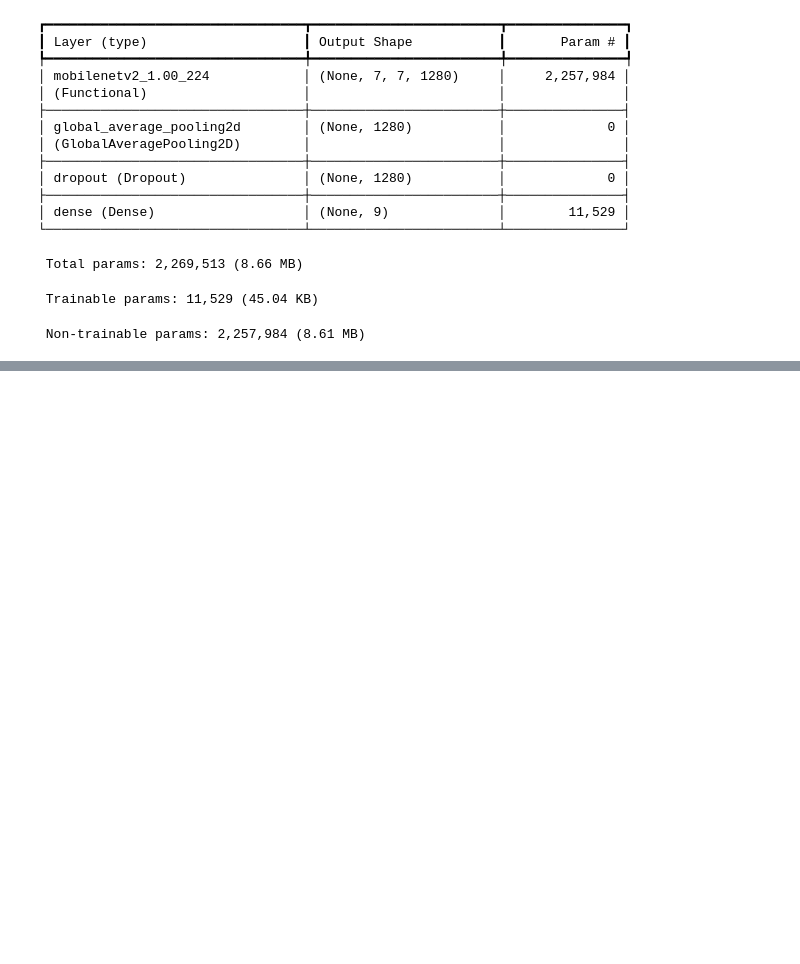
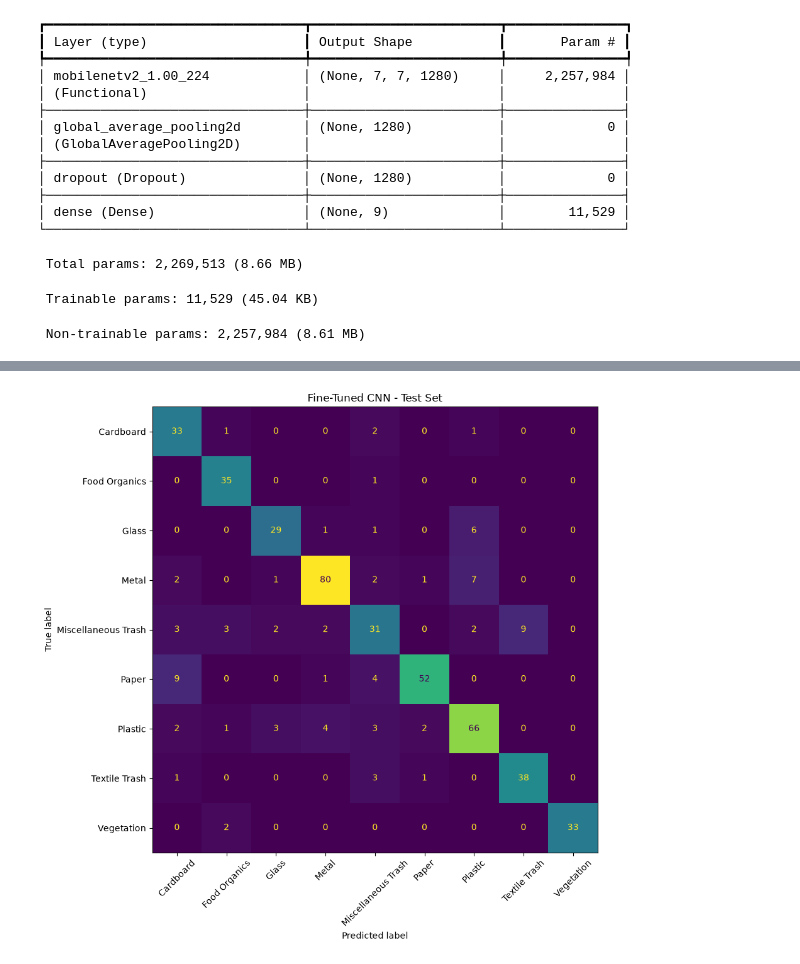
Before and after one commit to ngunjirikevin/ecosort-waste-management, a Jupyter notebook: waste_management.ipynb, the cells around one changed output, grey strips where cells are left out. Saved outputs shown, nothing was run; the diff lists cells and outputs as text; code cells hidden in the pictures; blank space fills up the shorter version.

```diff
--- a/waste_management.ipynb
+++ b/waste_management.ipynb
@@ -1238,0 +1434,69 @@ Model: "sequential"
+# %%
+# CORRECTED EVALUATION HELPER
+# Collect each batch's predictions and true labels together.
+
+def evaluate_cnn(model, dataset, class_names, title="CNN Evaluation"):
+    all_true = []
+    all_pred = []
+
+    # Collect predictions and labels in the same iteration.
+    for images, labels in dataset:
+        probabilities = model(images, training=False).numpy()
+
+        all_true.extend(np.argmax(labels.numpy(), axis=1))
+        all_pred.extend(np.argmax(probabilities, axis=1))
+
+    y_true = np.array(all_true)
+    y_pred = np.array(all_pred)
+
+    accuracy = accuracy_score(y_true, y_pred)
+    print(f"{title} accuracy: {accuracy:.4f} ({accuracy:.2%})")
+
+    print("\nClassification report:")
+    print(classification_report(
+        y_true,
+        y_pred,
+        labels=list(range(len(class_names))),
+        target_names=class_names,
+        zero_division=0
+    ))
+
+    cm = confusion_matrix(
+        y_true,
+        y_pred,
+        labels=list(range(len(class_names)))
+    )
+
+    display = ConfusionMatrixDisplay(
+        confusion_matrix=cm,
+        display_labels=class_names
+    )
+
+    fig, ax = plt.subplots(figsize=(11, 9))
+    display.plot(
+        ax=ax,
+        xticks_rotation=45,
+        values_format="d",
+        colorbar=False
+    )
+    plt.title(title)
+    plt.tight_layout()
+    plt.show()
+
+    return {
+        "accuracy": accuracy,
+        "y_true": y_true,
+        "y_pred": y_pred,
+        "confusion_matrix": cm
+    }
+
+
+# Final evaluation on the held-out test dataset.
+# Use this result as the main estimate of final model performance.
+final_test_results = evaluate_cnn(
+    model,
+    test_ds_preprocessed,
+    class_names,
+    title="Fine-Tuned CNN - Test Set"
+)
+# %% [output]
@@ -1238,0 +1521 @@ Model: "sequential"
+[figure, added]
```
Also changed, not shown: parts of 12 cells of this notebook.
